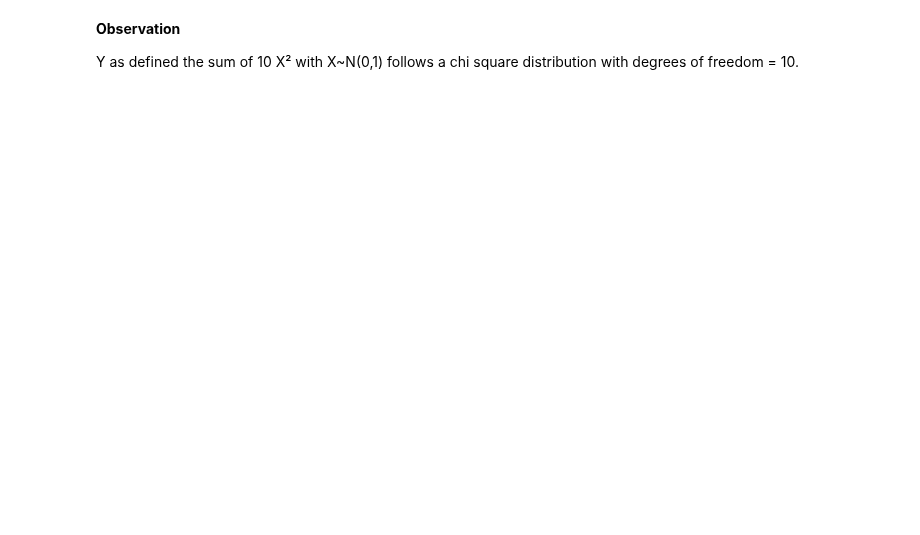
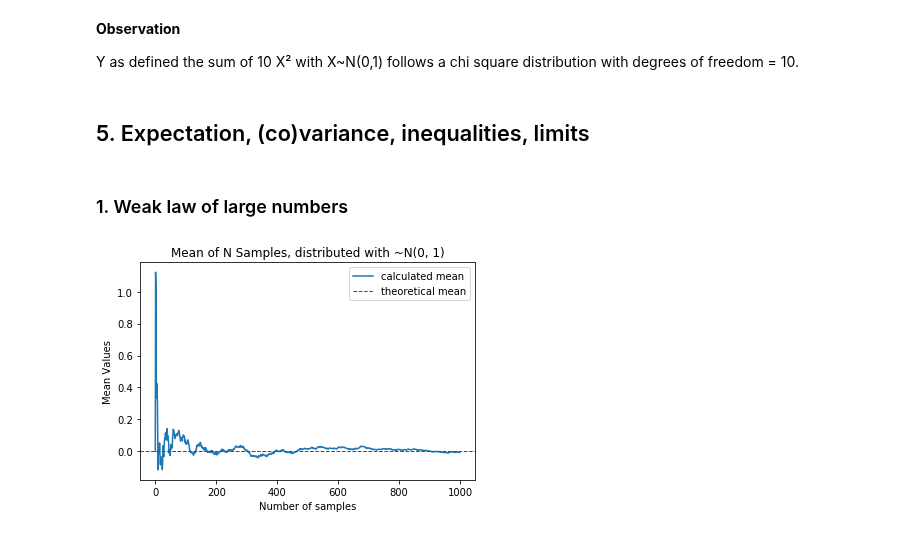
Before and after one commit to DorotheaMueller/statistics_assignments, a Jupyter notebook: ex_1.ipynb, the cells around one changed output. Saved outputs shown, nothing was run; the diff lists cells and outputs as text; code cells hidden in the pictures; blank space fills up the shorter version.

Commit message:
5-1 with alternative graph

```diff
--- a/ex_1.ipynb
+++ b/ex_1.ipynb
@@ -545,3 +545,26 @@ plt.title("Comparison of 10 X² with X~N(0,1) to Chi² distribution with df = 10
 **Observation**
 
 Y as defined the sum of 10 X² with X~N(0,1) follows a chi square distribution with degrees of freedom = 10.
+# %% [markdown]
+## 5. Expectation, (co)variance, inequalities, limits
+# %% [markdown]
+### 1. Weak law of large numbers
+# %%
+mean_ = 0
+std_dev = 1
+
+n_samples = 1000
+sample = np.random.normal(mean_, std_dev, n_samples)
+# Calculate mean for each additional sample.
+all_means = np.zeros(n_samples)
+for i in range(1, n_samples):
+    all_means[i] = np.mean(sample[:i])
+
+plt.plot(all_means, label = 'calculated mean')
+plt.xlabel("Number of samples")
+plt.ylabel("Mean Values")
+plt.axhline(mean_, color='red', linestyle='dashed', linewidth=1, label = 'theoretical mean')
+plt.legend()
+plt.title(f"Mean of N Samples, distributed with ~N({mean_}, {std_dev})");
+# %% [output]
+[figure, added]
```
Also changed, not shown: parts of 16 cells of this notebook.
